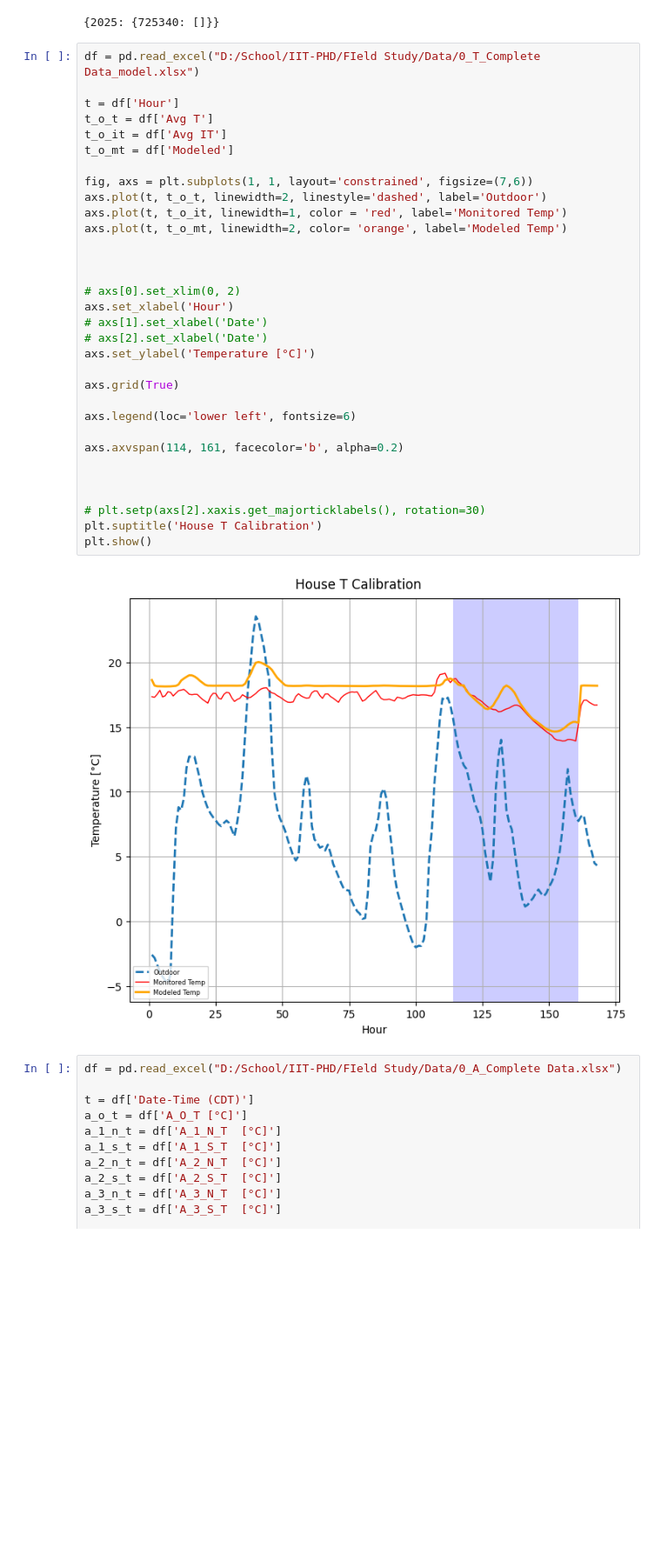
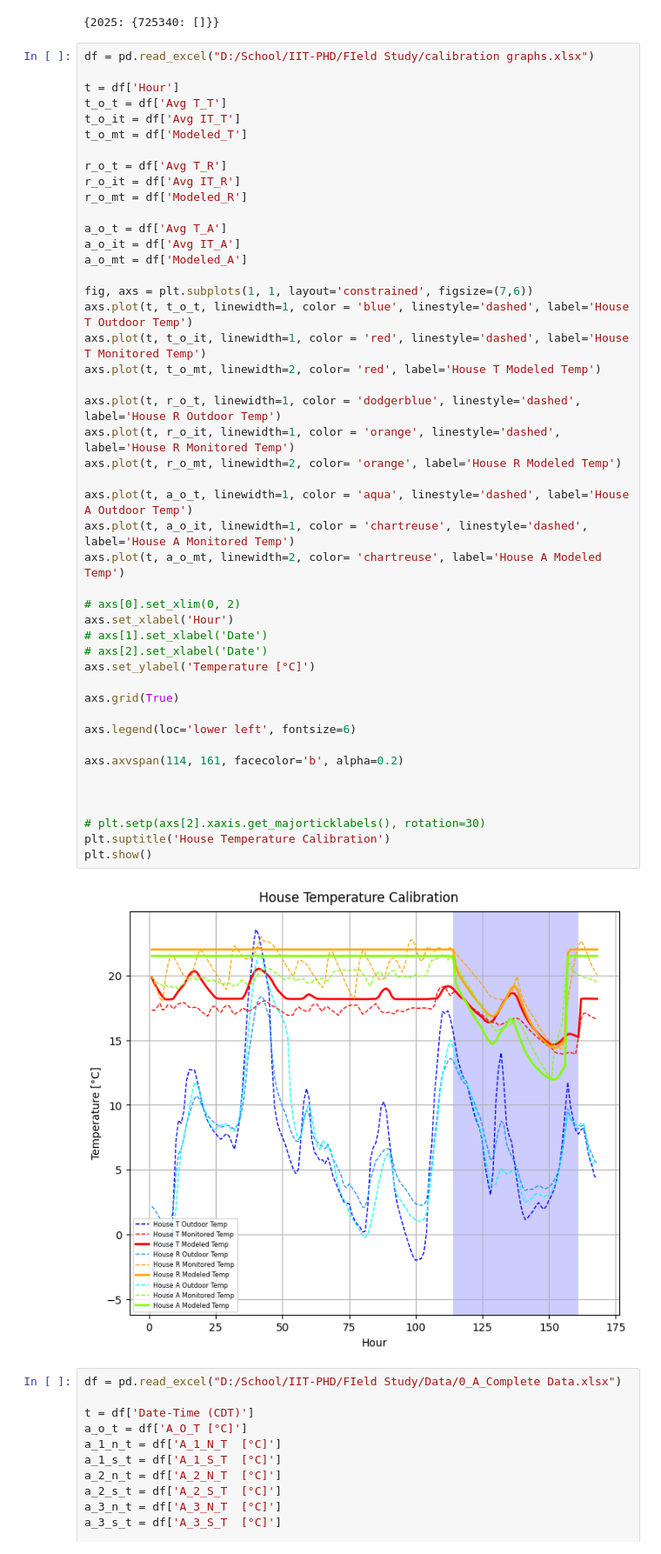
Before and after one commit to amitche8/IIT-PhD, a Jupyter notebook: Field Study/graphs.ipynb, the cells around one changed output. Shown at 87% size. Drawn from its saved outputs; the diff is of its cells as text; blank space fills up the shorter version.

```diff
--- a/Field Study/graphs.ipynb
+++ b/Field Study/graphs.ipynb
@@ -27,39 +27,53 @@ Problem processing year 2025 and WMO index 725340: HTTP Error 404: Not Found
 2025-07-06 23:32:15,547 AMY EPW files could not be generated for 1 year/WMO Index combinations - see D:/Boston\errors.csv for more information
 {2025: {725340: []}}
 # %%
-df = pd.read_excel("D:/School/IIT-PHD/FIeld Study/Data/0_T_Complete Data_model.xlsx")
+df = pd.read_excel("D:/School/IIT-PHD/FIeld Study/calibration graphs.xlsx")
 
 t = df['Hour']
-t_o_t = df['Avg T']
-t_o_it = df['Avg IT']
-t_o_mt = df['Modeled']
+t_o_t = df['Avg T_T']
+t_o_it = df['Avg IT_T']
+t_o_mt = df['Modeled_T']
+
+r_o_t = df['Avg T_R']
+r_o_it = df['Avg IT_R']
+r_o_mt = df['Modeled_R']
+
+a_o_t = df['Avg T_A']
+a_o_it = df['Avg IT_A']
+a_o_mt = df['Modeled_A']
 
 fig, axs = plt.subplots(1, 1, layout='constrained', figsize=(7,6))
-axs.plot(t, t_o_t, linewidth=2, linestyle='dashed', label='Outdoor')
-axs.plot(t, t_o_it, linewidth=1, color = 'red', label='Monitored Temp')
-axs.plot(t, t_o_mt, linewidth=2, color= 'orange', label='Modeled Temp')
+axs.plot(t, t_o_t, linewidth=1, color = 'blue', linestyle='dashed', label='House T Outdoor Temp')
+axs.plot(t, t_o_it, linewidth=1, color = 'red', linestyle='dashed', label='House T Monitored Temp')
+axs.plot(t, t_o_mt, linewidth=2, color= 'red', label='House T Modeled Temp')
 
+axs.plot(t, r_o_t, linewidth=1, color = 'dodgerblue', linestyle='dashed', label='House R Outdoor Temp')
+axs.plot(t, r_o_it, linewidth=1, color = 'orange', linestyle='dashed', label='House R Monitored Temp')
+axs.plot(t, r_o_mt, linewidth=2, color= 'orange', label='House R Modeled Temp')
 
+axs.plot(t, a_o_t, linewidth=1, color = 'aqua', linestyle='dashed', label='House A Outdoor Temp')
+axs.plot(t, a_o_it, linewidth=1, color = 'chartreuse', linestyle='dashed', label='House A Monitored Temp')
+axs.plot(t, a_o_mt, linewidth=2, color= 'chartreuse', label='House A Modeled Temp')
 
 # axs[0].set_xlim(0, 2)
 axs.set_xlabel('Hour')
 # axs[1].set_xlabel('Date')
 # axs[2].set_xlabel('Date')
 axs.set_ylabel('Temperature [°C]')
 
 axs.grid(True)
 
 axs.legend(loc='lower left', fontsize=6)
 
 axs.axvspan(114, 161, facecolor='b', alpha=0.2)
 
 
 
 # plt.setp(axs[2].xaxis.get_majorticklabels(), rotation=30)
-plt.suptitle('House T Calibration')
+plt.suptitle('House Temperature Calibration')
 plt.show()
 # %% [output]
-[figure, old version]
+[figure, new version]
 # %%
 df = pd.read_excel("D:/School/IIT-PHD/FIeld Study/Data/0_A_Complete Data.xlsx")
 
```
Also changed, not shown: 3 other files.
